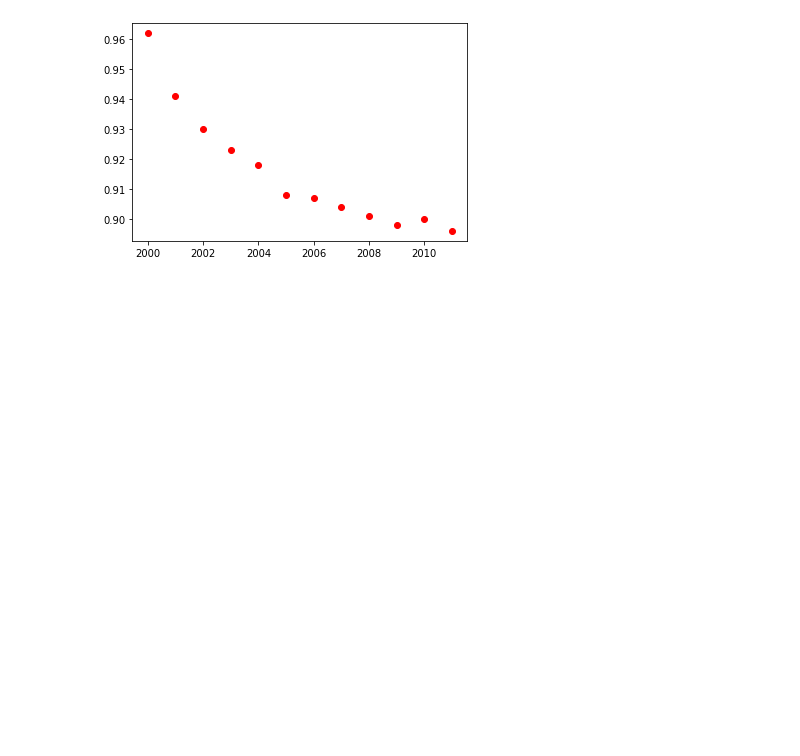
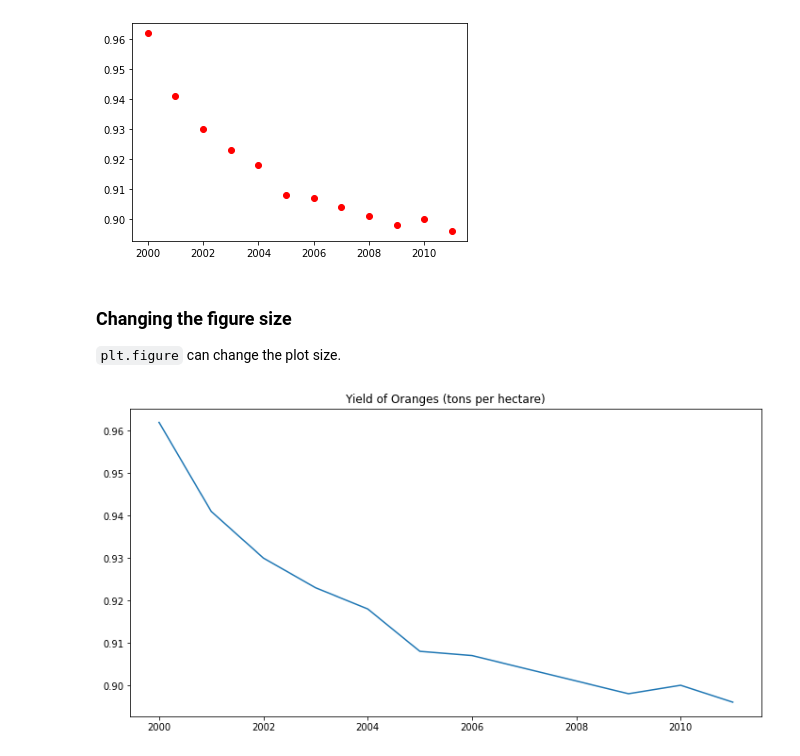
Before and after one commit to code-lucidal58/python_for_data_analysis, a Jupyter notebook: zero_to_pandas/lecture-5-matplotlib-data-visualization.ipynb, the cells around one changed output. Cells and saved outputs as stored; diff of their text form; code cells hidden in the pictures; blank space fills up the shorter version.

```diff
--- a/zero_to_pandas/lecture-5-matplotlib-data-visualization.ipynb
+++ b/zero_to_pandas/lecture-5-matplotlib-data-visualization.ipynb
@@ -142,3 +147,12 @@ If no line style is specified, then `fmt` does not draw a line. The same goes fo
 plt.plot(years, oranges, 'or');
 # %% [output]
 [figure]
+# %% [markdown]
+### Changing the figure size
+`plt.figure` can change the plot size.
+# %%
+plt.figure(figsize=(12,6))
+plt.plot(years, oranges)
+plt.title('Yield of Oranges (tons per hectare)');
+# %% [output]
+[figure, added]
```
Also changed, not shown: parts of 10 cells of this notebook.
